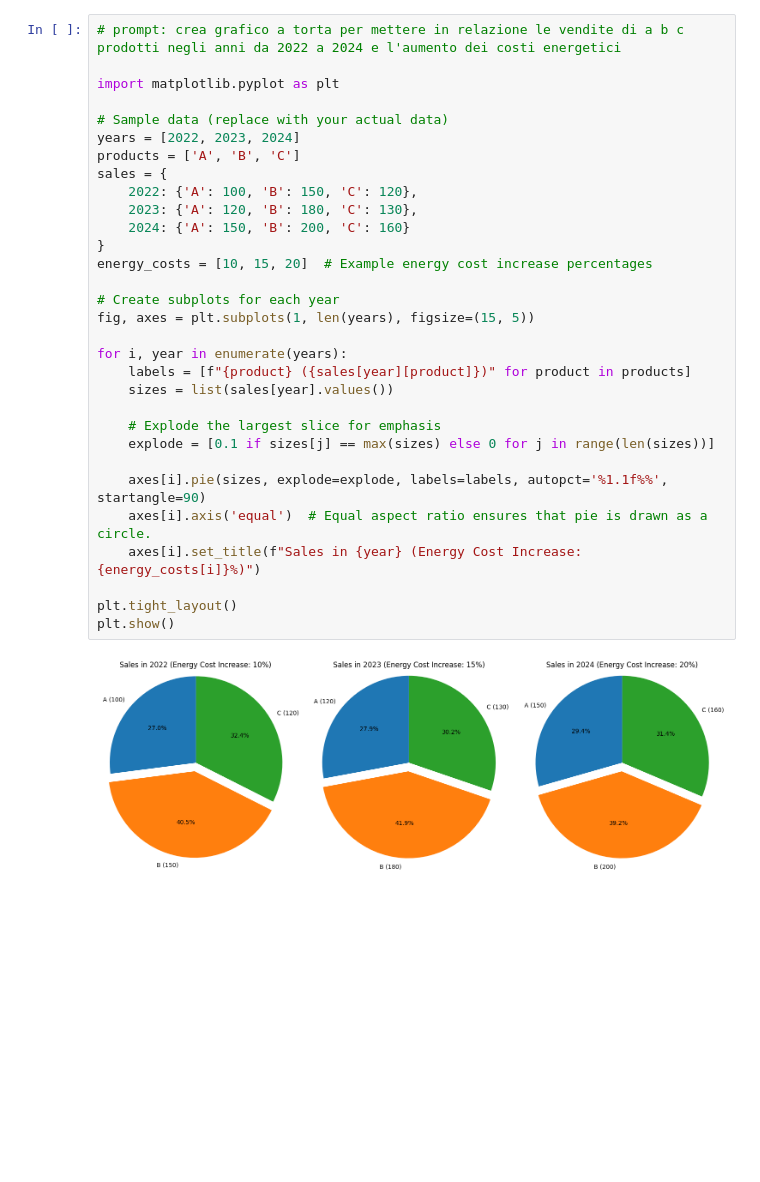
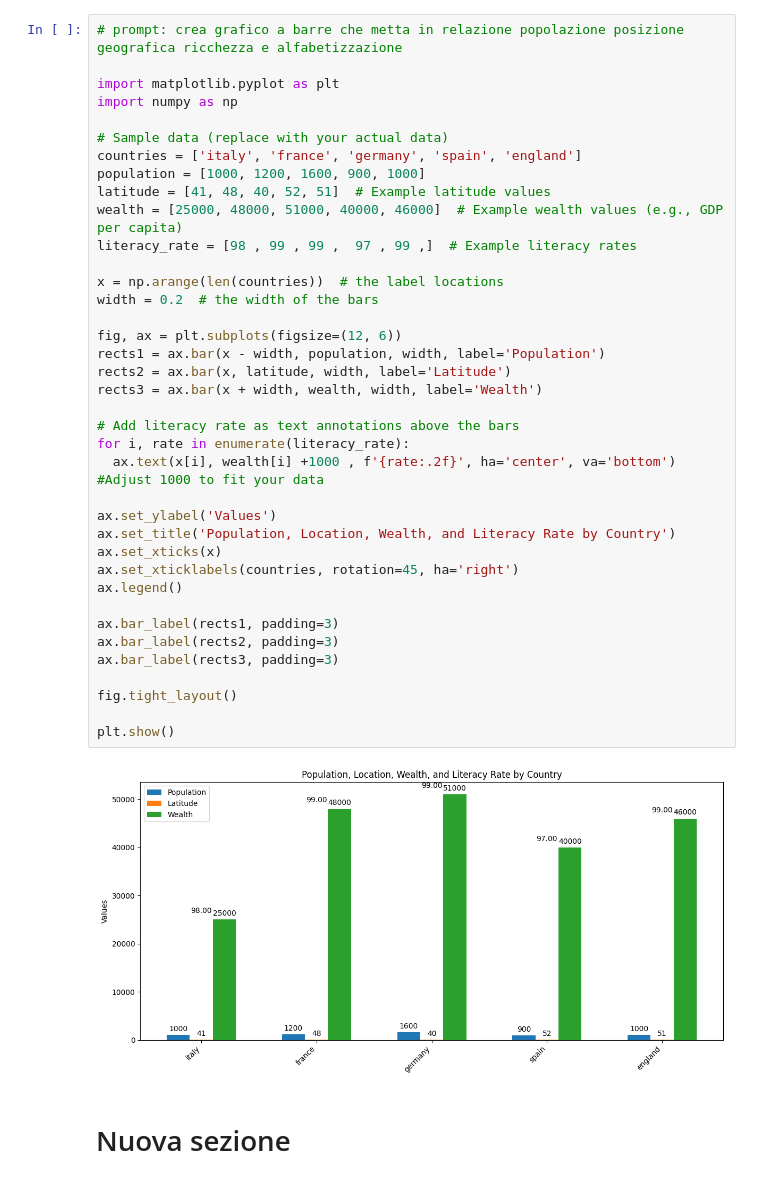
Before and after one commit to mauro-gith/mauro-gith, a Jupyter notebook: Untitled1.ipynb, the cells around one changed output. Saved outputs shown, nothing was run; the diff lists cells and outputs as text; blank space fills up the shorter version.

Commit message:
grafico 2 popolazione latitudine ricchezza alfabetizzazione

```diff
--- a/Untitled1.ipynb
+++ b/Untitled1.ipynb
@@ -1,33 +1,42 @@
-# %%
-# prompt: crea grafico a torta per mettere in relazione le vendite di a b c prodotti negli anni da 2022 a 2024 e l'aumento dei costi energetici
-
-import matplotlib.pyplot as plt
-
-# Sample data (replace with your actual data)
-years = [2022, 2023, 2024]
-products = ['A', 'B', 'C']
-sales = {
-    2022: {'A': 100, 'B': 150, 'C': 120},
-    2023: {'A': 120, 'B': 180, 'C': 130},
-    2024: {'A': 150, 'B': 200, 'C': 160}
-}
-energy_costs = [10, 15, 20]  # Example energy cost increase percentages
-
-# Create subplots for each year
-fig, axes = plt.subplots(1, len(years), figsize=(15, 5))
-
-for i, year in enumerate(years):
-    labels = [f"{product} ({sales[year][product]})" for product in products]
-    sizes = list(sales[year].values())
-
-    # Explode the largest slice for emphasis
-    explode = [0.1 if sizes[j] == max(sizes) else 0 for j in range(len(sizes))]
-
-    axes[i].pie(sizes, explode=explode, labels=labels, autopct='%1.1f%%', startangle=90)
-    axes[i].axis('equal')  # Equal aspect ratio ensures that pie is drawn as a circle.
-    axes[i].set_title(f"Sales in {year} (Energy Cost Increase: {energy_costs[i]}%)")
-
-plt.tight_layout()
-plt.show()
-# %% [output]
-[figure, removed]
+# %%
+# prompt: crea grafico a barre che metta in relazione popolazione posizione geografica ricchezza e alfabetizzazione
+
+import matplotlib.pyplot as plt
+import numpy as np
+
+# Sample data (replace with your actual data)
+countries = ['italy', 'france', 'germany', 'spain', 'england']
+population = [1000, 1200, 1600, 900, 1000]
+latitude = [41, 48, 40, 52, 51]  # Example latitude values
+wealth = [25000, 48000, 51000, 40000, 46000]  # Example wealth values (e.g., GDP per capita)
+literacy_rate = [98 , 99 , 99 ,  97 , 99 ,]  # Example literacy rates
+
+x = np.arange(len(countries))  # the label locations
+width = 0.2  # the width of the bars
+
+fig, ax = plt.subplots(figsize=(12, 6))
+rects1 = ax.bar(x - width, population, width, label='Population')
+rects2 = ax.bar(x, latitude, width, label='Latitude')
+rects3 = ax.bar(x + width, wealth, width, label='Wealth')
+
+# Add literacy rate as text annotations above the bars
+for i, rate in enumerate(literacy_rate):
+  ax.text(x[i], wealth[i] +1000 , f'{rate:.2f}', ha='center', va='bottom') #Adjust 1000 to fit your data
+
+ax.set_ylabel('Values')
+ax.set_title('Population, Location, Wealth, and Literacy Rate by Country')
+ax.set_xticks(x)
+ax.set_xticklabels(countries, rotation=45, ha='right')
+ax.legend()
+
+ax.bar_label(rects1, padding=3)
+ax.bar_label(rects2, padding=3)
+ax.bar_label(rects3, padding=3)
+
+fig.tight_layout()
+
+plt.show()
+# %% [output]
+[figure, added]
+# %% [markdown]
+# Nuova sezione
```
